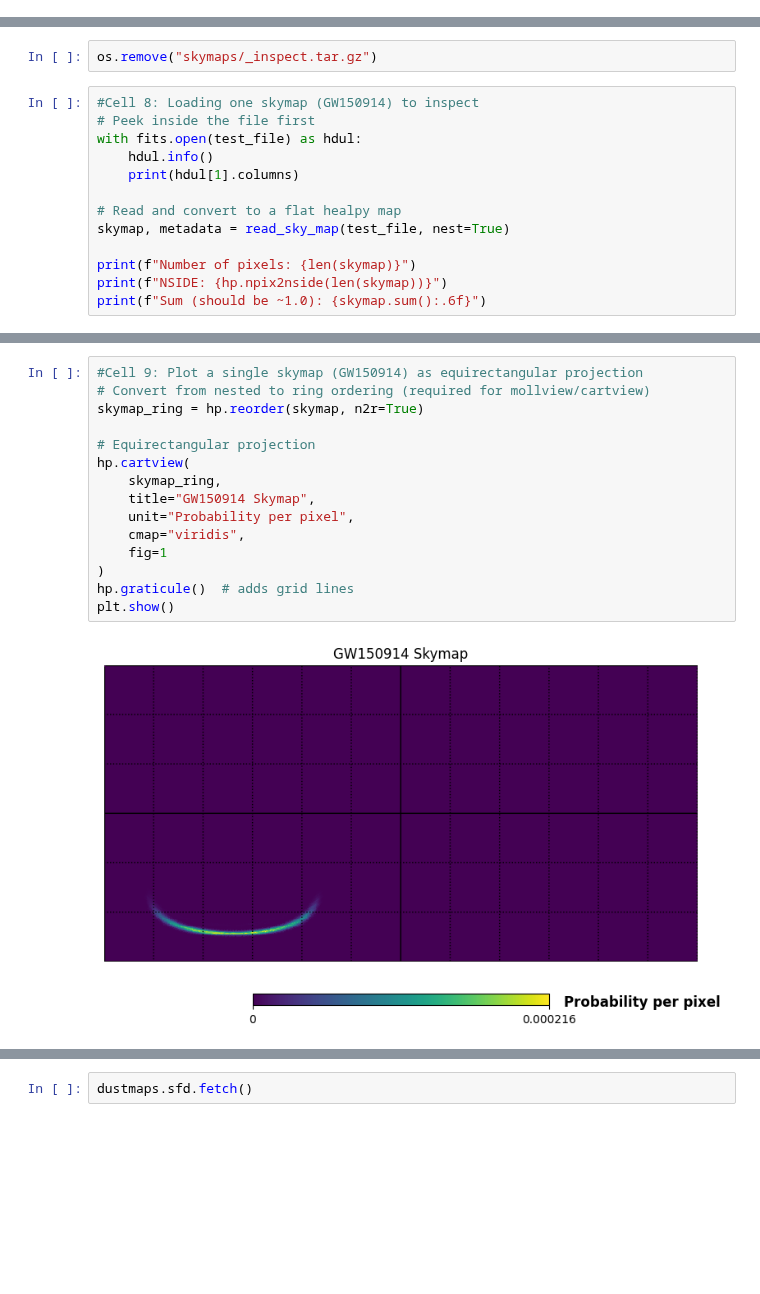
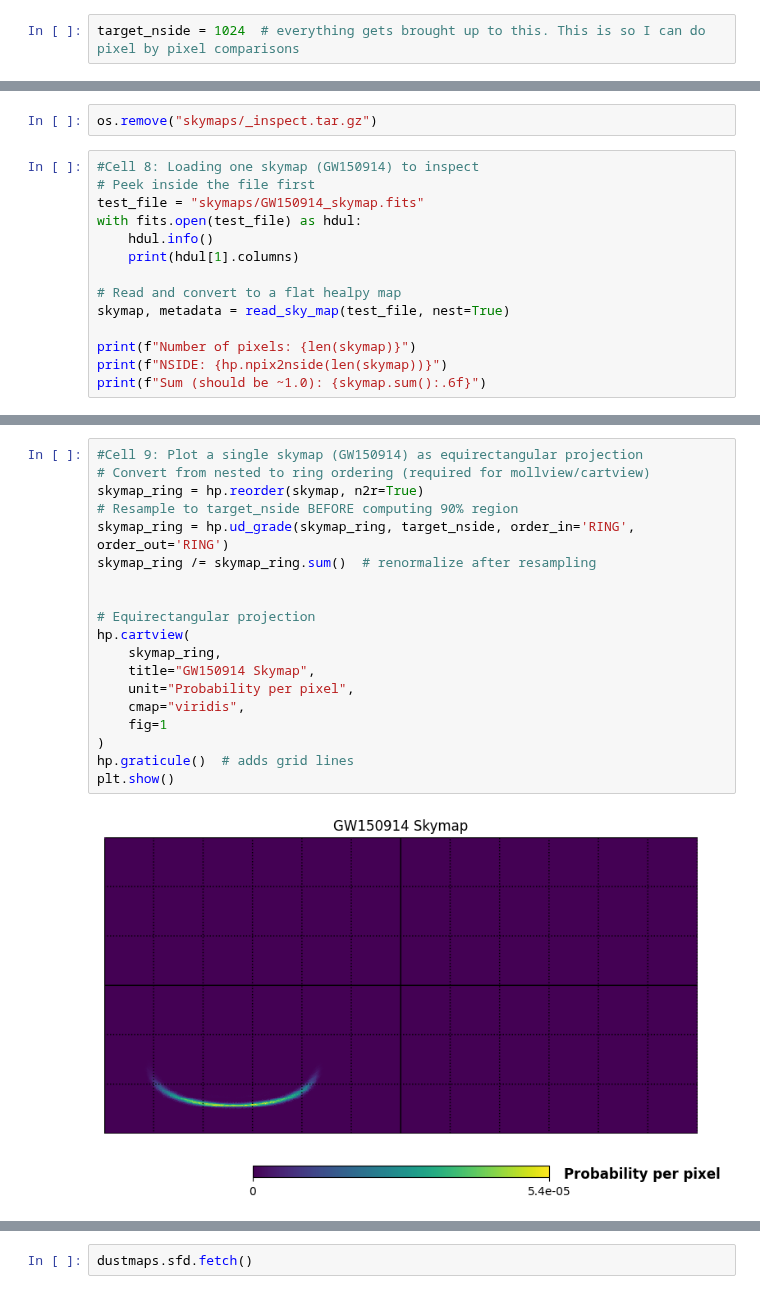
Before and after one commit to ZoeyZhu2/BBH-Visualization, a Jupyter notebook: bbh_visualization.ipynb, the cells around one changed output, grey strips where cells are left out. Saved outputs shown, nothing was run; the diff lists cells and outputs as text; blank space fills up the shorter version.

```diff
--- a/bbh_visualization.ipynb
+++ b/bbh_visualization.ipynb
@@ -38,3 +21,5 @@ Note that this will delete your configuration! For example, if you have specifie
+# %%
+target_nside = 1024  # everything gets brought up to this. This is so I can do pixel by pixel comparisons
 # %%
 #Cell 2: getting all GWTC events
 url = "https://gwosc.org/api/v2/catalogs/GWTC/events"
@@ -268,6 +253,7 @@ os.remove("skymaps/_inspect.tar.gz")
 # %%
 #Cell 8: Loading one skymap (GW150914) to inspect
 # Peek inside the file first
+test_file = "skymaps/GW150914_skymap.fits"
 with fits.open(test_file) as hdul:
     hdul.info()
     print(hdul[1].columns)
@@ -296,20 +282,24 @@ Sum (should be ~1.0): 1.000000
 # %%
 #Cell 9: Plot a single skymap (GW150914) as equirectangular projection
 # Convert from nested to ring ordering (required for mollview/cartview)
 skymap_ring = hp.reorder(skymap, n2r=True)
+# Resample to target_nside BEFORE computing 90% region
+skymap_ring = hp.ud_grade(skymap_ring, target_nside, order_in='RING', order_out='RING')
+skymap_ring /= skymap_ring.sum()  # renormalize after resampling
+
 
 # Equirectangular projection
 hp.cartview(
     skymap_ring,
     title="GW150914 Skymap",
     unit="Probability per pixel",
     cmap="viridis",
     fig=1
 )
 hp.graticule()  # adds grid lines
 plt.show()
 # %% [output]
-[figure, old version]
+[figure, new version]
 # %%
 #Cell 10: Compute and plot the 90% credible region contour for GW150914
 # Sort pixels by probability, highest first
```
Also changed, not shown: parts of 8 cells of this notebook.
